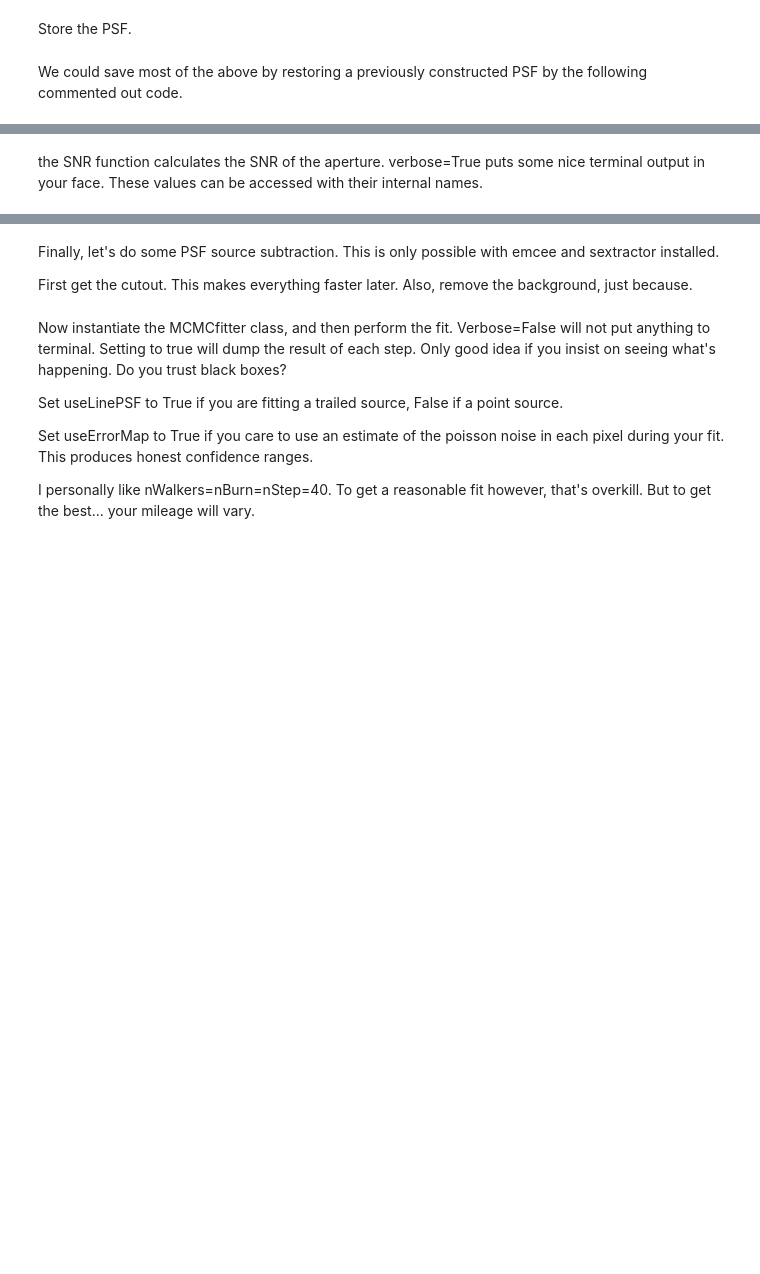
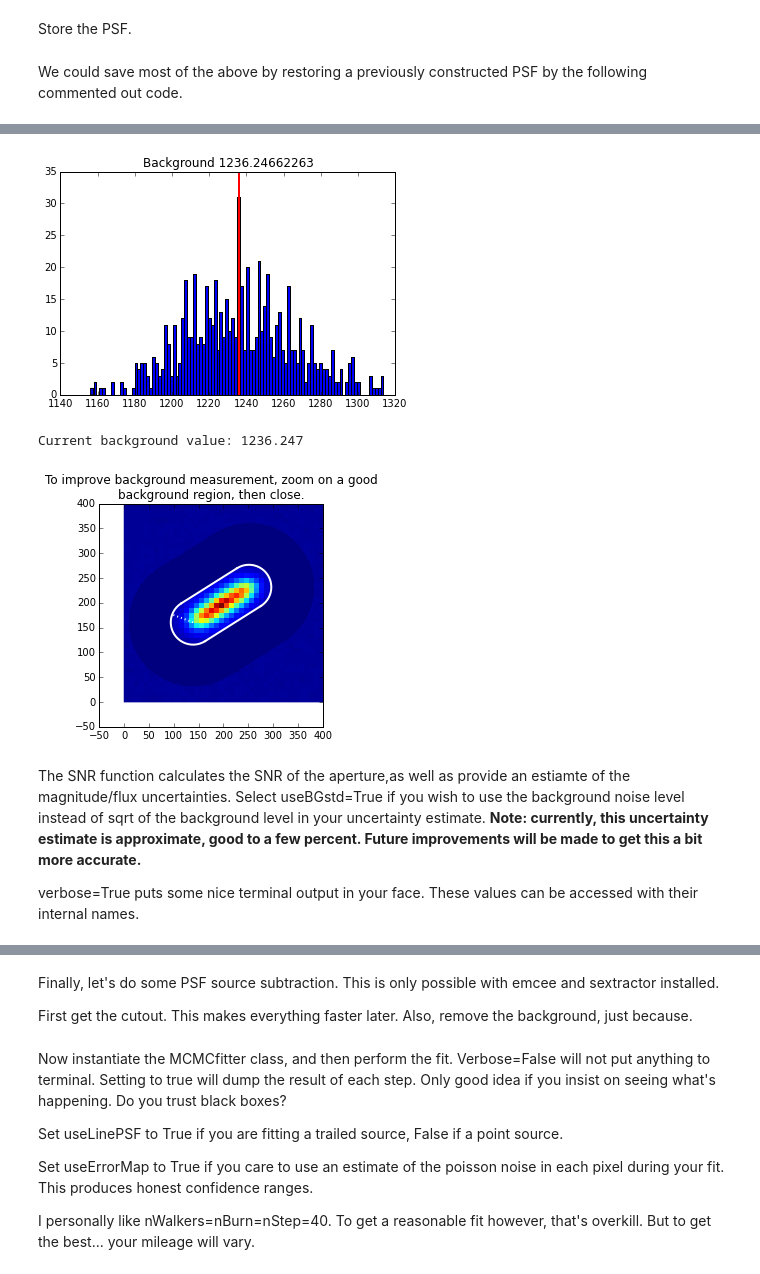
Before and after one commit to fraserw/trippy, a Jupyter notebook: tutorial/trippytutorial.ipynb, the cells around one changed output, grey strips where cells are left out. Cells and saved outputs as stored; diff of their text form; code cells hidden in the pictures; blank space fills up the shorter version.

```diff
--- a/tutorial/trippytutorial.ipynb
+++ b/tutorial/trippytutorial.ipynb
@@ -252,5 +247,17 @@ Current background value: 1235.782
+# %%
+#example of a trailed source
+phot(xt,yt,radius=fwhm*1.4,l=(EXPTIME/3600.)*rate/0.185,a=angle,
+             skyRadius=4*fwhm,width=6*fwhm,
+              zpt=26.0,exptime=EXPTIME,enableBGSelection=True,display=True,
+              mode="smart",trimBGHighPix=3.)
+# %% [output]
+[figure, added]
+Current background value: 1236.247
+[figure, added]
 # %% [markdown]
-the SNR function calculates the SNR of the aperture. verbose=True puts some nice terminal output in your face. These values can be accessed with their internal names.
+The SNR function calculates the SNR of the aperture,as well as provide an estiamte of the magnitude/flux uncertainties. Select useBGstd=True if you wish to use the background noise level instead of sqrt of the background level in your uncertainty estimate. **Note: currently, this uncertainty estimate is approximate, good to a few percent. Future improvements will be made to get this a bit more accurate.**
+
+verbose=True puts some nice terminal output in your face. These values can be accessed with their internal names.
 # %%
 phot.SNR(verbose=True)
 
```
Also changed, not shown: parts of 17 cells of this notebook.
